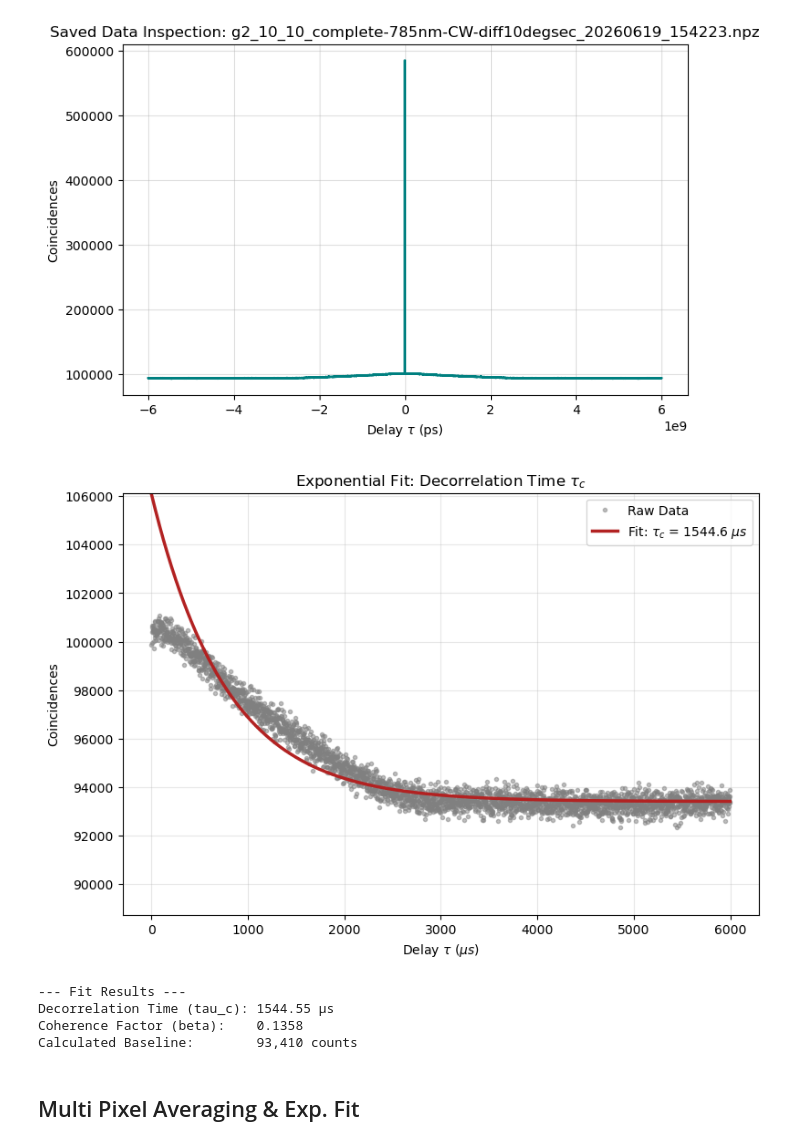
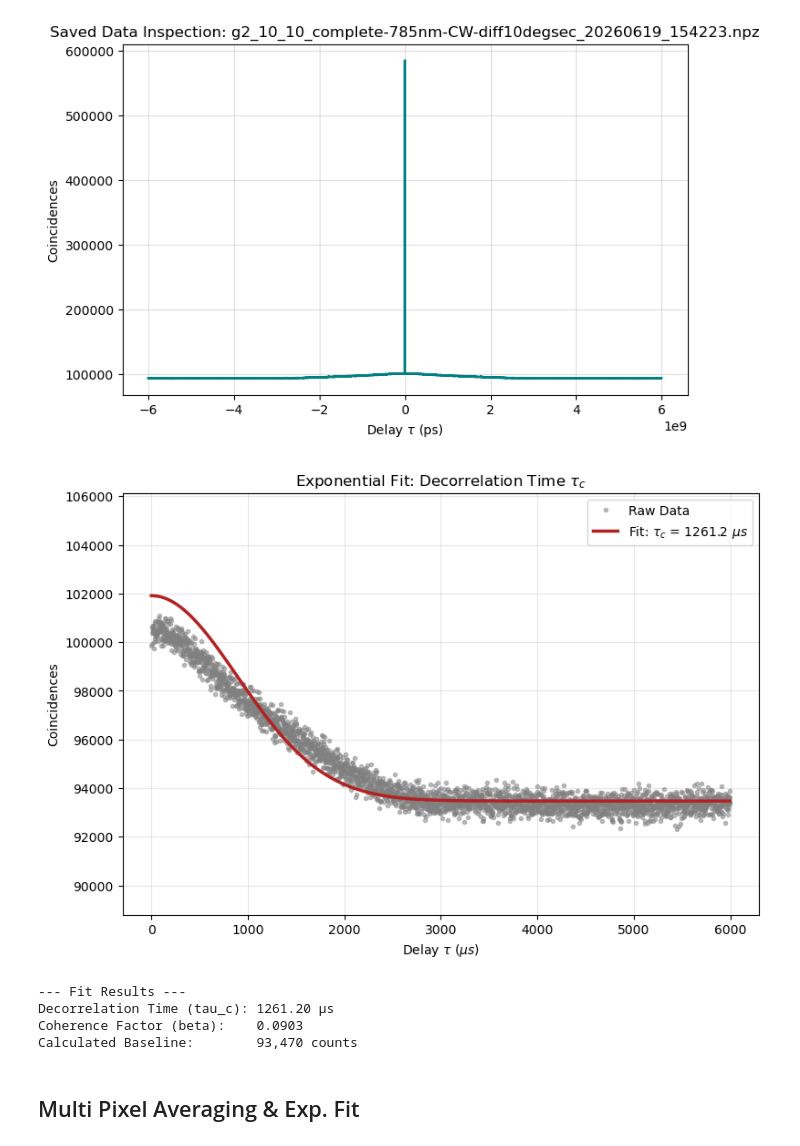
Before and after one commit to Barroso01/optics-spad-measurements-python, a Jupyter notebook: jupyter-notebooks/decorrelation_11ch.ipynb, the cells around one changed output. Drawn from its saved outputs; the diff is of its cells as text; code cells hidden in the pictures.

```diff
--- a/jupyter-notebooks/decorrelation_11ch.ipynb
+++ b/jupyter-notebooks/decorrelation_11ch.ipynb
@@ -343,14 +343,8 @@ t_us = t_axis / 1_000_000  # Convert from ps to  micro s.
 
 # Define exponential function
 def g2_model(tau, baseline, beta, tau_c):
-    """
-    Standard unnormalized DCS autocorrelation model.
-    tau: Time delay
-    baseline: The flat random coincidence rate
-    beta: Coherence factor (determines the height of the peak)
-    tau_c: Decorrelation time (the target variable)
-    """
-    return baseline * (1 + beta * np.exp(-2 * tau / tau_c))
+    #return baseline * (1 + beta * np.exp(-2 * tau / tau_c)) # Original
+    return baseline * (1 + beta * np.exp(- tau**2 / tau_c**2))
 
 # Parameter estimation
 # The algorithm needs a starting point to find the mathematical minimum
@@ -376,38 +370,38 @@ try:
     popt, pcov = curve_fit(g2_model, t_us, hist, p0=initial_guesses)
 
     fit_baseline, fit_beta, fit_tau_c = popt
 
     # Generate a smooth line for plotting
     fit_curve = g2_model(t_us, fit_baseline, fit_beta, fit_tau_c)
 
     # Plot
     plt.figure(figsize=(9, 6))
     plt.plot(t_us, hist, '.', color='gray', alpha=0.5, label="Raw Data") # Experimental data
     plt.plot(t_us, fit_curve, color='firebrick', linewidth=2.5, label=f"Fit: $\\tau_c$ = {fit_tau_c:.1f} $\\mu s$") # Fit
 
     # Formatting
     plt.title(f"Exponential Fit: Decorrelation Time $\\tau_c$")
     plt.xlabel("Delay $\\tau$ ($\\mu s$)")
     plt.ylabel("Coincidences")
     plt.ylim(fit_baseline * 0.95, peak_guess * 1.05) # Smart Y-Limits
     plt.grid(True, alpha=0.3)
     plt.legend()
     plt.show()
 
     # Print Extracted Parameters
     print(f"--- Fit Results ---")
     print(f"Decorrelation Time (tau_c): {fit_tau_c:.2f} µs")
     print(f"Coherence Factor (beta):    {fit_beta:.4f}")
     print(f"Calculated Baseline:        {fit_baseline:,.0f} counts")
 
 except RuntimeError:
     print("Error: The curve fitting algorithm failed to converge. The data might be too noisy, or the time window is too short.")
 # %% [output]
-[figure, old version]
+[figure, new version]
 --- Fit Results ---
-Decorrelation Time (tau_c): 1544.55 µs
-Coherence Factor (beta):    0.1358
-Calculated Baseline:        93,410 counts
+Decorrelation Time (tau_c): 1261.20 µs
+Coherence Factor (beta):    0.0903
+Calculated Baseline:        93,470 counts
 # %% [markdown]
 ## Multi Pixel Averaging & Exp. Fit
 # %%
```
Also changed, not shown: parts of 9 cells of this notebook.
